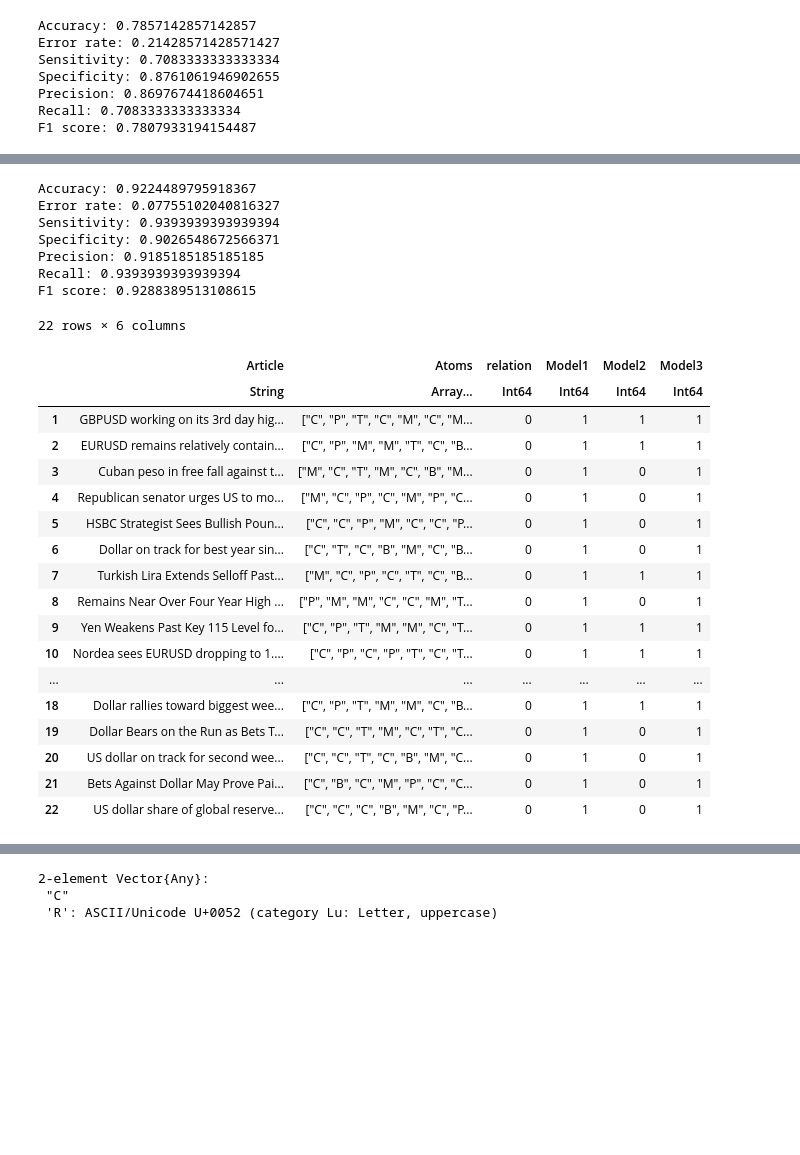
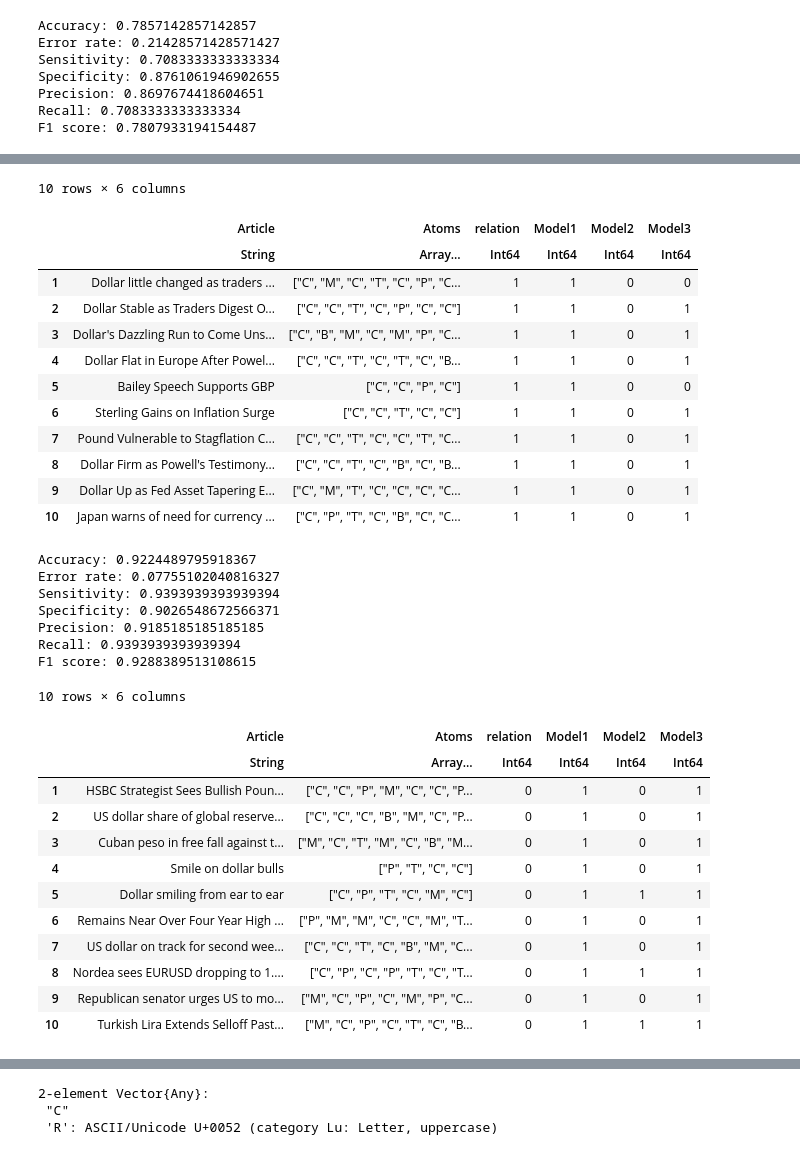
Before and after one commit to fmordarski/semantic_hypergraphs_nlp, a Jupyter notebook: second_stage.ipynb, the cells around one changed output, grey strips where cells are left out. Drawn from its saved outputs; the diff is of its cells as text; code cells hidden in the pictures; blank space fills up the shorter version.

```diff
--- a/second_stage.ipynb
+++ b/second_stage.ipynb
@@ -301,3 +322,20 @@ F1 score: 0.7807933194154487
+# %%
+false_positive = filter(row -> (row["Model2"] == 0) & (row["relation"] == 1), data);
+false_positive[shuffle(1:nrow(false_positive))[1:10], :]
+# %% [output]
+10 rows × 6 columns
+|  | Article | Atoms | relation | Model1 | Model2 | Model3 |
+|  | String | Array… | Int64 | Int64 | Int64 | Int64 |
+| 1 | Dollar little changed as traders ... | ["C", "M", "C", "T", "C", "P", "C... | 1 | 1 | 0 | 0 |
+| 2 | Dollar Stable as Traders Digest O... | ["C", "C", "T", "C", "P", "C", "C"] | 1 | 1 | 0 | 1 |
+| 3 | Dollar's Dazzling Run to Come Uns... | ["C", "B", "M", "C", "M", "P", "C... | 1 | 1 | 0 | 1 |
+| 4 | Dollar Flat in Europe After Powel... | ["C", "C", "T", "C", "T", "C", "B... | 1 | 1 | 0 | 1 |
+| 5 | Bailey Speech Supports GBP | ["C", "C", "P", "C"] | 1 | 1 | 0 | 0 |
+| 6 | Sterling Gains on Inflation Surge | ["C", "C", "T", "C", "C"] | 1 | 1 | 0 | 1 |
+| 7 | Pound Vulnerable to Stagflation C... | ["C", "C", "T", "C", "C", "T", "C... | 1 | 1 | 0 | 1 |
+| 8 | Dollar Firm as Powell's Testimony... | ["C", "C", "T", "C", "B", "C", "B... | 1 | 1 | 0 | 1 |
+| 9 | Dollar Up as Fed Asset Tapering E... | ["C", "M", "T", "C", "C", "C", "C... | 1 | 1 | 0 | 1 |
+| 10 | Japan warns of need for currency ... | ["C", "P", "T", "C", "B", "C", "C... | 1 | 1 | 0 | 1 |
 # %%
 evaluate("Model3")
 # %% [output]
@@ -308,25 +346,20 @@ Specificity: 0.9026548672566371
 Precision: 0.9185185185185185
 Recall: 0.9393939393939394
 F1 score: 0.9288389513108615
-# %%
-false_negative = filter(row -> (row["Model3"] == 1) & (row["relation"] == 0), data)
-# %% [output]
-22 rows × 6 columns
-|  | Article | Atoms | relation | Model1 | Model2 | Model3 |
-|  | String | Array… | Int64 | Int64 | Int64 | Int64 |
-| 1 | GBPUSD working on its 3rd day hig... | ["C", "P", "T", "C", "M", "C", "M... | 0 | 1 | 1 | 1 |
-| 2 | EURUSD remains relatively contain... | ["C", "P", "M", "M", "T", "C", "B... | 0 | 1 | 1 | 1 |
-| 3 | Cuban peso in free fall against t... | ["M", "C", "T", "M", "C", "B", "M... | 0 | 1 | 0 | 1 |
-| 4 | Republican senator urges US to mo... | ["M", "C", "P", "C", "M", "P", "C... | 0 | 1 | 0 | 1 |
-| 5 | HSBC Strategist Sees Bullish Poun... | ["C", "C", "P", "M", "C", "C", "P... | 0 | 1 | 0 | 1 |
-| 6 | Dollar on track for best year sin... | ["C", "T", "C", "B", "M", "C", "B... | 0 | 1 | 0 | 1 |
-| 7 | Turkish Lira Extends Selloff Past... | ["M", "C", "P", "C", "T", "C", "B... | 0 | 1 | 1 | 1 |
-| 8 | Remains Near Over Four Year High ... | ["P", "M", "M", "C", "C", "M", "T... | 0 | 1 | 0 | 1 |
-| 9 | Yen Weakens Past Key 115 Level fo... | ["C", "P", "T", "M", "M", "C", "T... | 0 | 1 | 1 | 1 |
-| 10 | Nordea sees EURUSD dropping to 1.... | ["C", "P", "C", "P", "T", "C", "T... | 0 | 1 | 1 | 1 |
-| ... | ... | ... | ... | ... | ... | ... |
-| 18 | Dollar rallies toward biggest wee... | ["C", "P", "T", "M", "M", "C", "B... | 0 | 1 | 1 | 1 |
-| 19 | Dollar Bears on the Run as Bets T... | ["C", "C", "T", "M", "C", "T", "C... | 0 | 1 | 0 | 1 |
-| 20 | US dollar on track for second wee... | ["C", "C", "T", "C", "B", "M", "C... | 0 | 1 | 0 | 1 |
-| 21 | Bets Against Dollar May Prove Pai... | ["C", "B", "C", "M", "P", "C", "C... | 0 | 1 | 0 | 1 |
-| 22 | US dollar share of global reserve... | ["C", "C", "C", "B", "M", "C", "P... | 0 | 1 | 0 | 1 |
+# %%
+false_negative = filter(row -> (row["Model3"] == 1) & (row["relation"] == 0), data);
+false_negative[shuffle(1:nrow(false_negative))[1:10], :]
+# %% [output]
+10 rows × 6 columns
+|  | Article | Atoms | relation | Model1 | Model2 | Model3 |
+|  | String | Array… | Int64 | Int64 | Int64 | Int64 |
+| 1 | HSBC Strategist Sees Bullish Poun... | ["C", "C", "P", "M", "C", "C", "P... | 0 | 1 | 0 | 1 |
+| 2 | US dollar share of global reserve... | ["C", "C", "C", "B", "M", "C", "P... | 0 | 1 | 0 | 1 |
+| 3 | Cuban peso in free fall against t... | ["M", "C", "T", "M", "C", "B", "M... | 0 | 1 | 0 | 1 |
+| 4 | Smile on dollar bulls | ["P", "T", "C", "C"] | 0 | 1 | 0 | 1 |
+| 5 | Dollar smiling from ear to ear | ["C", "P", "T", "C", "M", "C"] | 0 | 1 | 1 | 1 |
+| 6 | Remains Near Over Four Year High ... | ["P", "M", "M", "C", "C", "M", "T... | 0 | 1 | 0 | 1 |
+| 7 | US dollar on track for second wee... | ["C", "C", "T", "C", "B", "M", "C... | 0 | 1 | 0 | 1 |
+| 8 | Nordea sees EURUSD dropping to 1.... | ["C", "P", "C", "P", "T", "C", "T... | 0 | 1 | 1 | 1 |
+| 9 | Republican senator urges US to mo... | ["M", "C", "P", "C", "M", "P", "C... | 0 | 1 | 0 | 1 |
+| 10 | Turkish Lira Extends Selloff Past... | ["M", "C", "P", "C", "T", "C", "B... | 0 | 1 | 1 | 1 |
```
Also changed, not shown: parts of 5 cells of this notebook.
